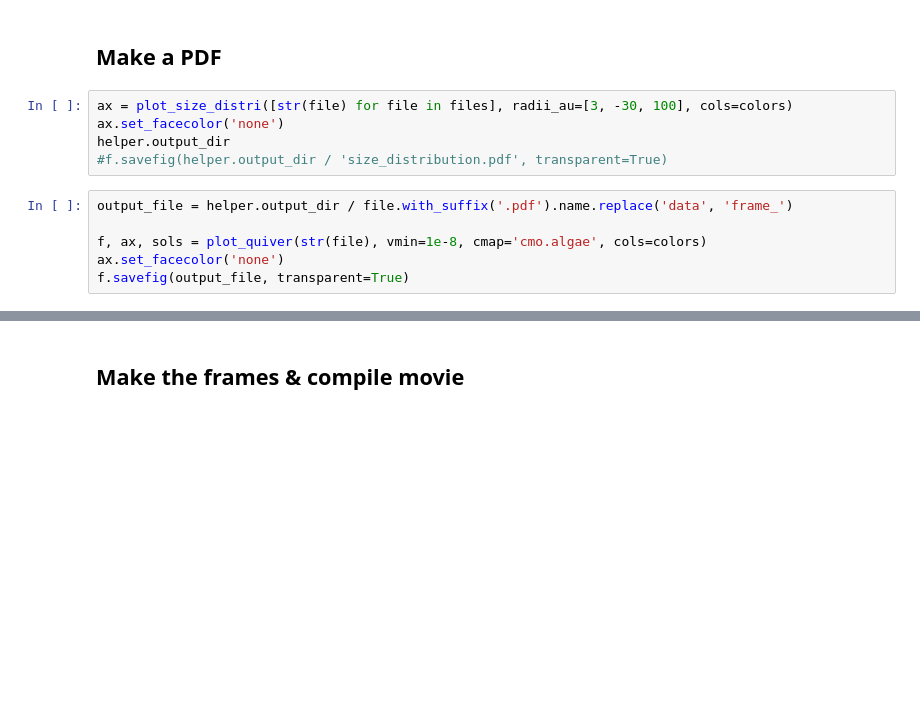
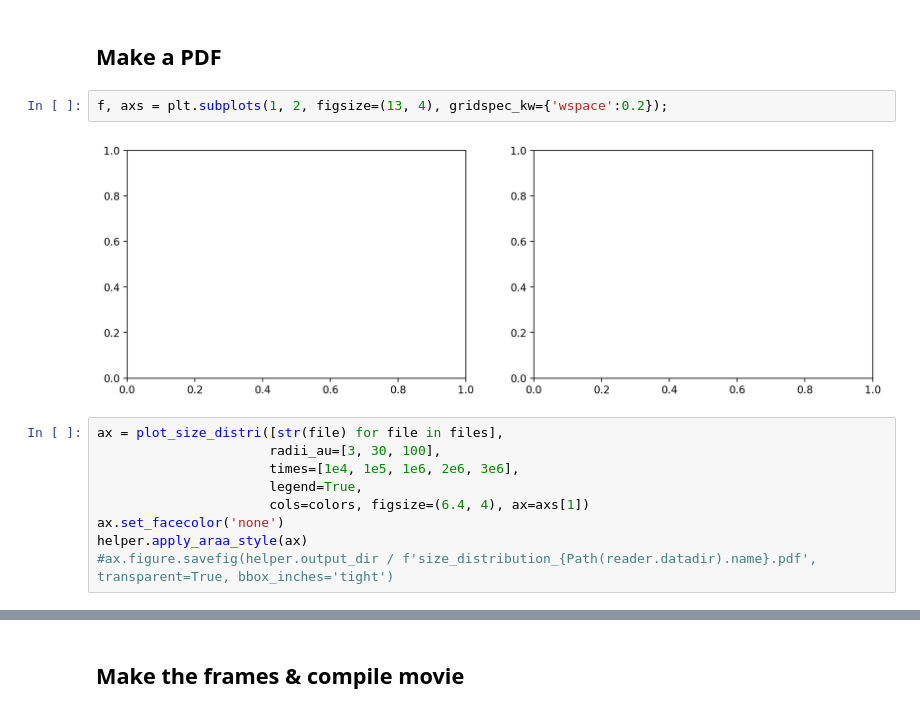
Before and after one commit to birnstiel/araa_figures, a Jupyter notebook: new_arrow_plot/quiver_movie.ipynb, the cells around one changed output, grey strips where cells are left out. Cells and saved outputs as stored; diff of their text form; blank space fills up the shorter version.

```diff
--- a/new_arrow_plot/quiver_movie.ipynb
+++ b/new_arrow_plot/quiver_movie.ipynb
@@ -32,13 +45,15 @@ file = Path(files[-1])
 # %% [markdown]
 ## Make a PDF
+# %%
+f, axs = plt.subplots(1, 2, figsize=(13, 4), gridspec_kw={'wspace':0.2});
+# %% [output]
+[figure, added]
 # %%
-ax = plot_size_distri([str(file) for file in files], radii_au=[3, -30, 100], cols=colors)
+ax = plot_size_distri([str(file) for file in files],
+                      radii_au=[3, 30, 100],
+                      times=[1e4, 1e5, 1e6, 2e6, 3e6],
+                      legend=True,
+                      cols=colors, figsize=(6.4, 4), ax=axs[1])
 ax.set_facecolor('none')
-helper.output_dir
-#f.savefig(helper.output_dir / 'size_distribution.pdf', transparent=True)
+helper.apply_araa_style(ax)
+#ax.figure.savefig(helper.output_dir / f'size_distribution_{Path(reader.datadir).name}.pdf', transparent=True, bbox_inches='tight')
-# %%
-output_file = helper.output_dir / file.with_suffix('.pdf').name.replace('data', 'frame_')
-
-f, ax, sols = plot_quiver(str(file), vmin=1e-8, cmap='cmo.algae', cols=colors)
-ax.set_facecolor('none')
-f.savefig(output_file, transparent=True)
```
Also changed, not shown: parts of 17 cells of this notebook, 5 other files.
